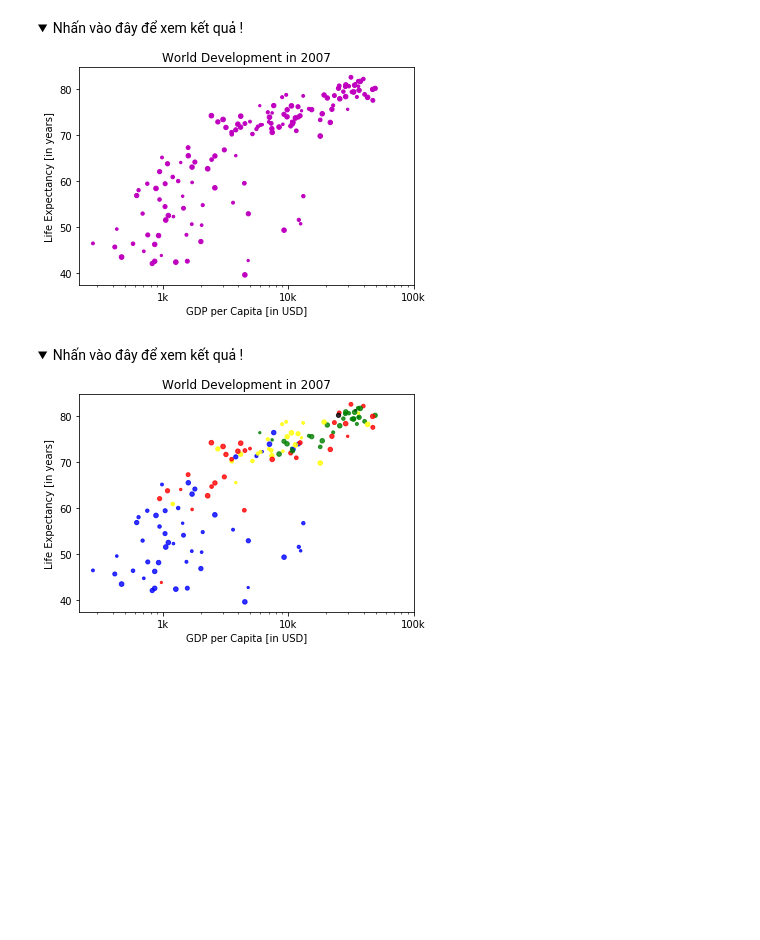
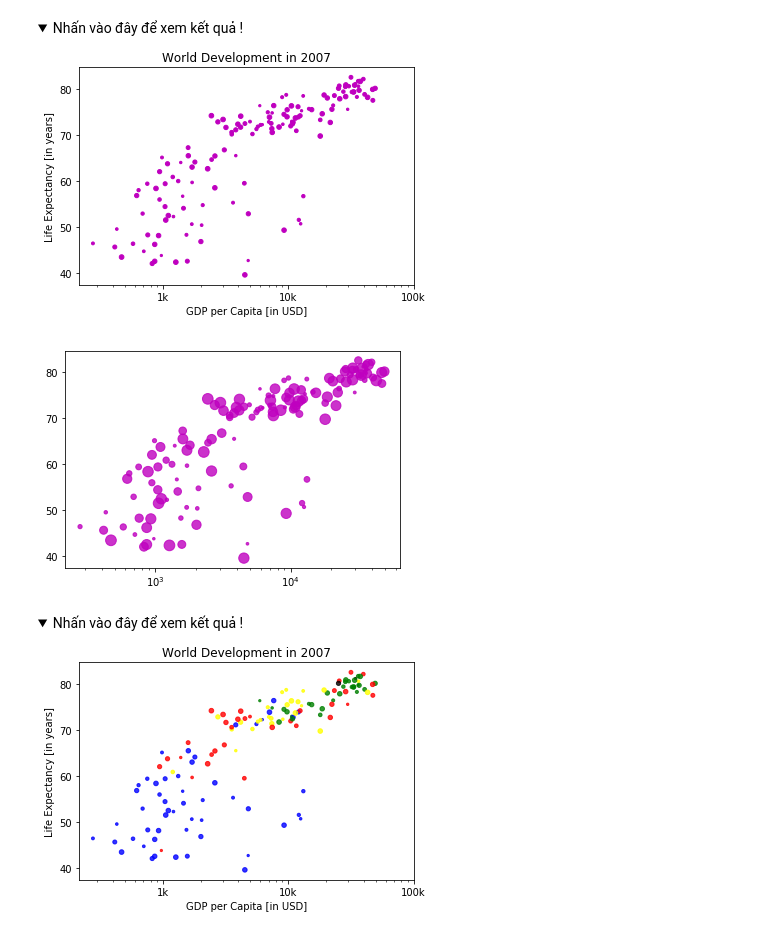
Before and after one commit to galvin96/course-MachineLearning, a Jupyter notebook: Bai_6/6.3/Chapter6_Exercise3_Pop.ipynb, the cells around one changed output. Cells and saved outputs as stored; diff of their text form; code cells hidden in the pictures; folded sections open; blank space fills up the shorter version.

```diff
--- a/Bai_6/6.3/Chapter6_Exercise3_Pop.ipynb
+++ b/Bai_6/6.3/Chapter6_Exercise3_Pop.ipynb
@@ -199,16 +227,21 @@ plt.hist(life_exp, bins=20, color='blue', edgecolor='red')
 # %%
 # Câu 12:
 # Danh sách màu tương ứng với các nhóm quốc gia
 #'Asia':'red', 'Europe':'green', 'Africa':'blue', 'Americas':'yellow', 'Oceania':'black'
-
+colors = {'Asia':'red', 'Europe':'green', 'Africa':'blue', 'Americas':'yellow', 'Oceania':'black'}
+area = np_pop[:len(gdp_cap)-len(area)] ** 2
+plt.scatter(gdp_cap, life_exp, s= area, color='m', alpha=0.8)
+plt.xscale('log')
 # Bạn nhận xét gì về biểu đồ vừa vẽ
 col = ['red', 'green', 'blue', 'blue', 'yellow', 'black', 'green', 'red', 'red', 'green', 'blue',
        'yellow', 'green', 'blue', 'yellow', 'green', 'blue', 'blue', 'red', 'blue', 'yellow', 'blue',
        'blue', 'yellow', 'red', 'yellow', 'blue', 'blue', 'blue', 'yellow', 'blue', 'green', 'yellow', 'green', 'green', 'blue', 'yellow', 'yellow', 'blue', 'yellow', 'blue', 'blue', 'blue', 'green', 'green', 'blue', 'blue', 'green', 'blue', 'green', 'yellow', 'blue', 'blue', 'yellow', 'yellow', 'red', 'green', 'green', 'red', 'red', 'red', 'red', 'green', 'red', 'green', 'yellow', 'red', 'red', 'blue', 'red', 'red', 'red', 'red', 'blue', 'blue', 'blue', 'blue', 'blue', 'red', 'blue', 'blue', 'blue', 'yellow', 'red', 'green', 'blue', 'blue', 'red', 'blue', 'red', 'green', 'black', 'yellow', 'blue', 'blue', 'green', 'red', 'red', 'yellow', 'yellow', 'yellow', 'red', 'green', 'green', 'yellow', 'blue', 'green', 'blue', 'blue', 'red', 'blue', 'green', 'blue', 'red', 'green', 'green', 'blue', 'blue', 'green', 'red', 'blue', 'blue', 'green', 'green', 'red', 'red', 'blue', 'red', 'blue', 'yellow', 'blue', 'green', 'blue', 'green', 'yellow', 'yellow', 'yellow', 'red', 'red', 'red', 'blue', 'blue']
 # Vẽ scatter plot của gdp_cap và life_exp, với s = np.array(pop) * 2, màu c = col, alpha=0.8
 
 
 # Thiết lập xlabel, ylabel, title và plt.xticks([1000, 10000, 100000],['1k', '10k', '100k'])
+# %% [output]
+[figure, added]
 # %% [markdown]
 <details>
   <summary>Nhấn vào đây để xem kết quả !</summary>
```
Also changed, not shown: parts of 4 cells of this notebook.
